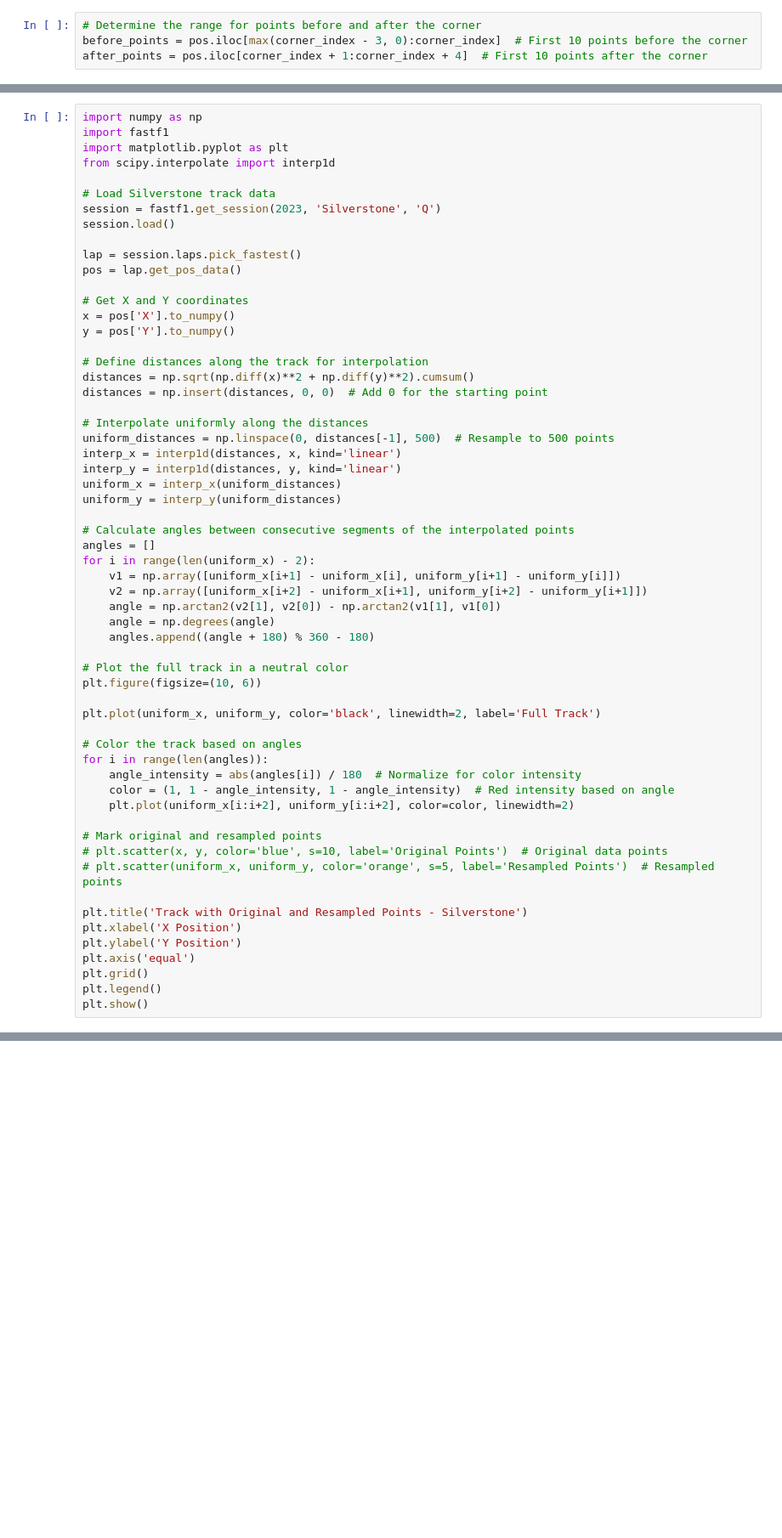
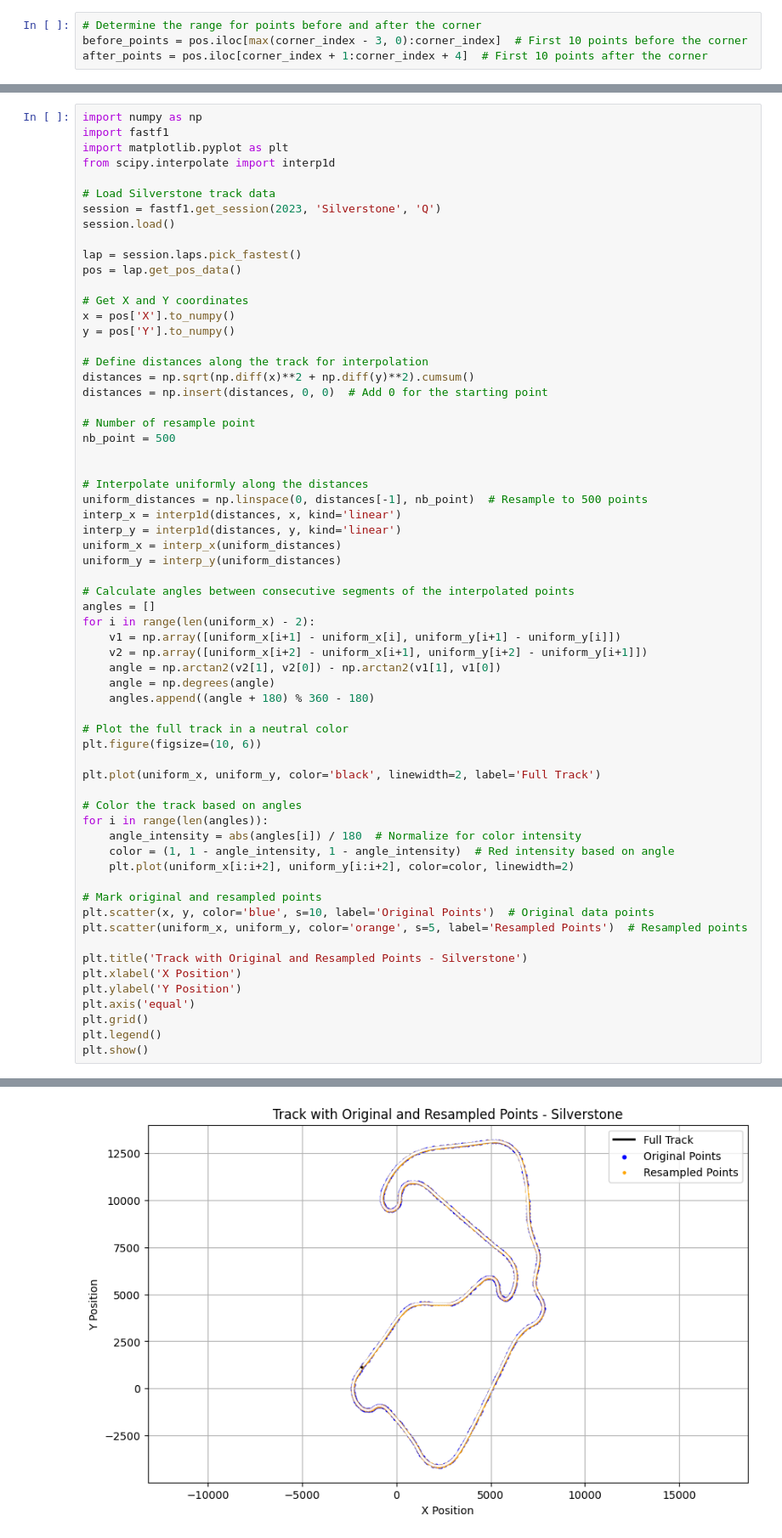
Before and after one commit to rricc22/F1, a Jupyter notebook: categorization_track.ipynb, the cells around one changed output, grey strips where cells are left out. Shown: that part at 85% size. Cells and saved outputs as stored; diff of their text form; blank space fills up the shorter version.

```diff
--- a/categorization_track.ipynb
+++ b/categorization_track.ipynb
@@ -442,8 +387,12 @@ y = pos['Y'].to_numpy()
 distances = np.sqrt(np.diff(x)**2 + np.diff(y)**2).cumsum()
 distances = np.insert(distances, 0, 0)  # Add 0 for the starting point
 
+# Number of resample point
+nb_point = 500
+
+
 # Interpolate uniformly along the distances
-uniform_distances = np.linspace(0, distances[-1], 500)  # Resample to 500 points
+uniform_distances = np.linspace(0, distances[-1], nb_point)  # Resample to 500 points
 interp_x = interp1d(distances, x, kind='linear')
 interp_y = interp1d(distances, y, kind='linear')
 uniform_x = interp_x(uniform_distances)
@@ -470,8 +419,8 @@ for i in range(len(angles)):
     plt.plot(uniform_x[i:i+2], uniform_y[i:i+2], color=color, linewidth=2)
 
 # Mark original and resampled points
-# plt.scatter(x, y, color='blue', s=10, label='Original Points')  # Original data points
-# plt.scatter(uniform_x, uniform_y, color='orange', s=5, label='Resampled Points')  # Resampled points
+plt.scatter(x, y, color='blue', s=10, label='Original Points')  # Original data points
+plt.scatter(uniform_x, uniform_y, color='orange', s=5, label='Resampled Points')  # Resampled points
 
 plt.title('Track with Original and Resampled Points - Silverstone')
 plt.xlabel('X Position')
@@ -480,3 +429,4 @@ plt.axis('equal')
 plt.grid()
 plt.legend()
 plt.show()
+# %% [output]
@@ -483 +446,2 @@ plt.show()
+[figure, added]
 # %%
```
Also changed, not shown: parts of 11 cells of this notebook.
